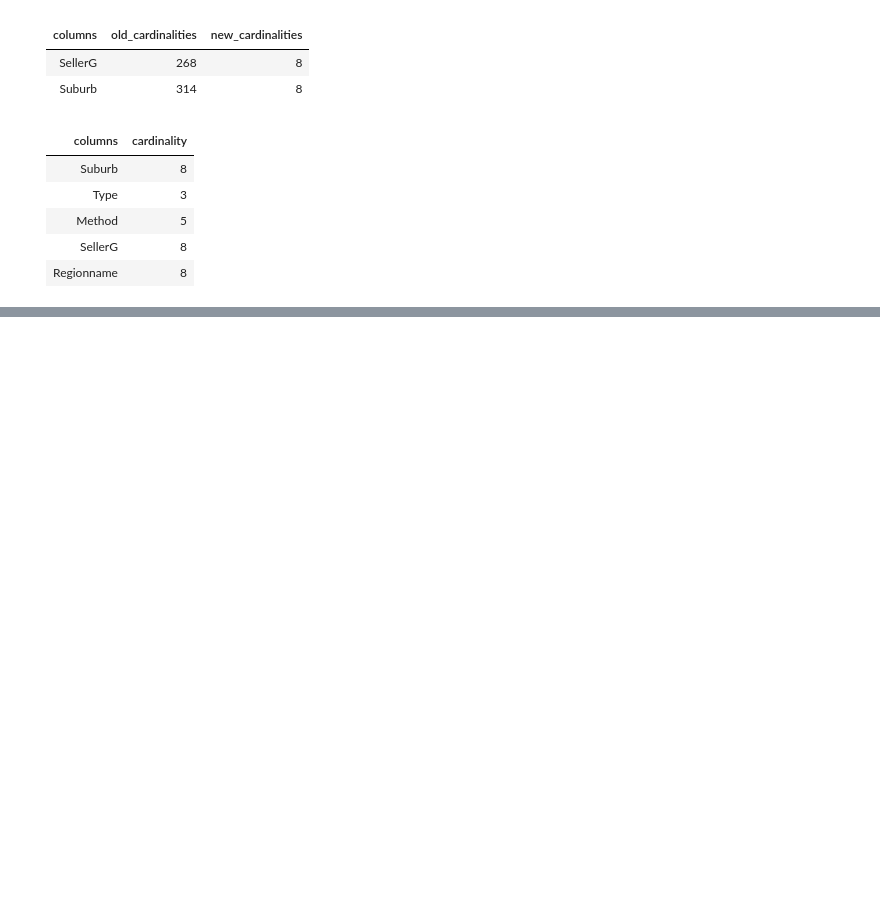
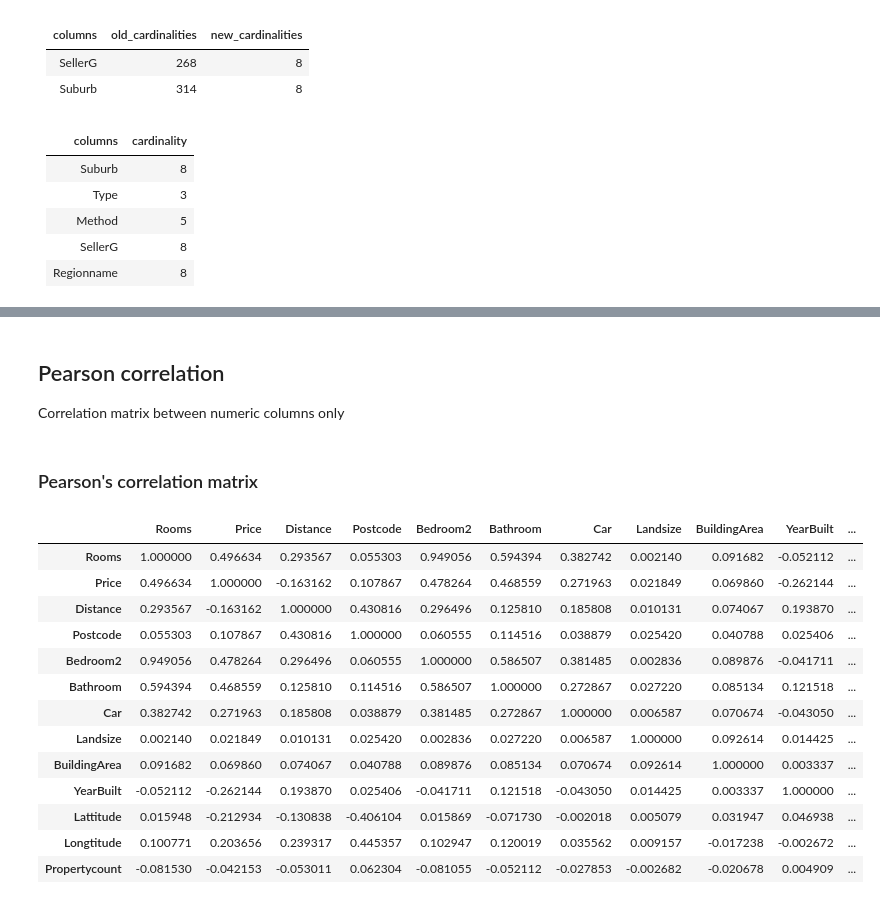
Before and after one commit to marcosalvalaggio/edamame, a Jupyter notebook: notebooks/eda_example.ipynb, the cells around one changed output, grey strips where cells are left out. Drawn from its saved outputs; the diff is of its cells as text; code cells hidden in the pictures; blank space fills up the shorter version.

```diff
--- a/notebooks/eda_example.ipynb
+++ b/notebooks/eda_example.ipynb
@@ -385,0 +410,21 @@ eda.view_cardinality(data_test, col=cat_col)
+# %% [markdown]
+## Pearson correlation <a class="anchor" id="pearson"></a>
+Correlation matrix between numeric columns only
+# %%
+eda.correlation_pearson(data_test)
+# %% [output]
+### Pearson's correlation matrix
+|  | Rooms | Price | Distance | Postcode | Bedroom2 | Bathroom | Car | Landsize | BuildingArea | YearBuilt | ... |
+| Rooms | 1.000000 | 0.496634 | 0.293567 | 0.055303 | 0.949056 | 0.594394 | 0.382742 | 0.002140 | 0.091682 | -0.052112 | ... |
+| Price | 0.496634 | 1.000000 | -0.163162 | 0.107867 | 0.478264 | 0.468559 | 0.271963 | 0.021849 | 0.069860 | -0.262144 | ... |
+| Distance | 0.293567 | -0.163162 | 1.000000 | 0.430816 | 0.296496 | 0.125810 | 0.185808 | 0.010131 | 0.074067 | 0.193870 | ... |
+| Postcode | 0.055303 | 0.107867 | 0.430816 | 1.000000 | 0.060555 | 0.114516 | 0.038879 | 0.025420 | 0.040788 | 0.025406 | ... |
+| Bedroom2 | 0.949056 | 0.478264 | 0.296496 | 0.060555 | 1.000000 | 0.586507 | 0.381485 | 0.002836 | 0.089876 | -0.041711 | ... |
+| Bathroom | 0.594394 | 0.468559 | 0.125810 | 0.114516 | 0.586507 | 1.000000 | 0.272867 | 0.027220 | 0.085134 | 0.121518 | ... |
+| Car | 0.382742 | 0.271963 | 0.185808 | 0.038879 | 0.381485 | 0.272867 | 1.000000 | 0.006587 | 0.070674 | -0.043050 | ... |
+| Landsize | 0.002140 | 0.021849 | 0.010131 | 0.025420 | 0.002836 | 0.027220 | 0.006587 | 1.000000 | 0.092614 | 0.014425 | ... |
+| BuildingArea | 0.091682 | 0.069860 | 0.074067 | 0.040788 | 0.089876 | 0.085134 | 0.070674 | 0.092614 | 1.000000 | 0.003337 | ... |
+| YearBuilt | -0.052112 | -0.262144 | 0.193870 | 0.025406 | -0.041711 | 0.121518 | -0.043050 | 0.014425 | 0.003337 | 1.000000 | ... |
+| Lattitude | 0.015948 | -0.212934 | -0.130838 | -0.406104 | 0.015869 | -0.071730 | -0.002018 | 0.005079 | 0.031947 | 0.046938 | ... |
+| Longtitude | 0.100771 | 0.203656 | 0.239317 | 0.445357 | 0.102947 | 0.120019 | 0.035562 | 0.009157 | -0.017238 | -0.002672 | ... |
+| Propertycount | -0.081530 | -0.042153 | -0.053011 | 0.062304 | -0.081055 | -0.052112 | -0.027853 | -0.002682 | -0.020678 | 0.004909 | ... |
```
Also changed, not shown: parts of 7 cells of this notebook, 4 other files.
